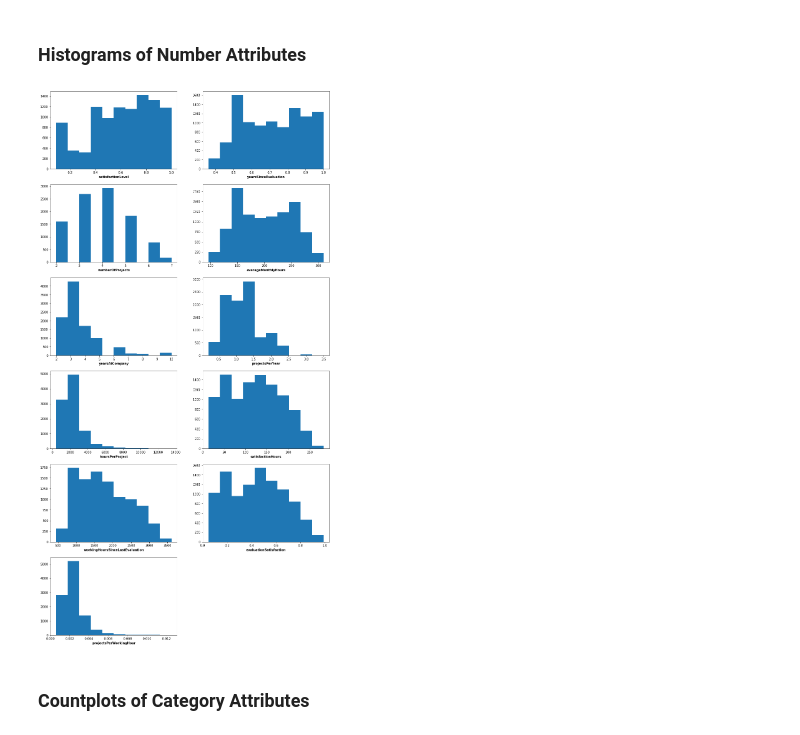
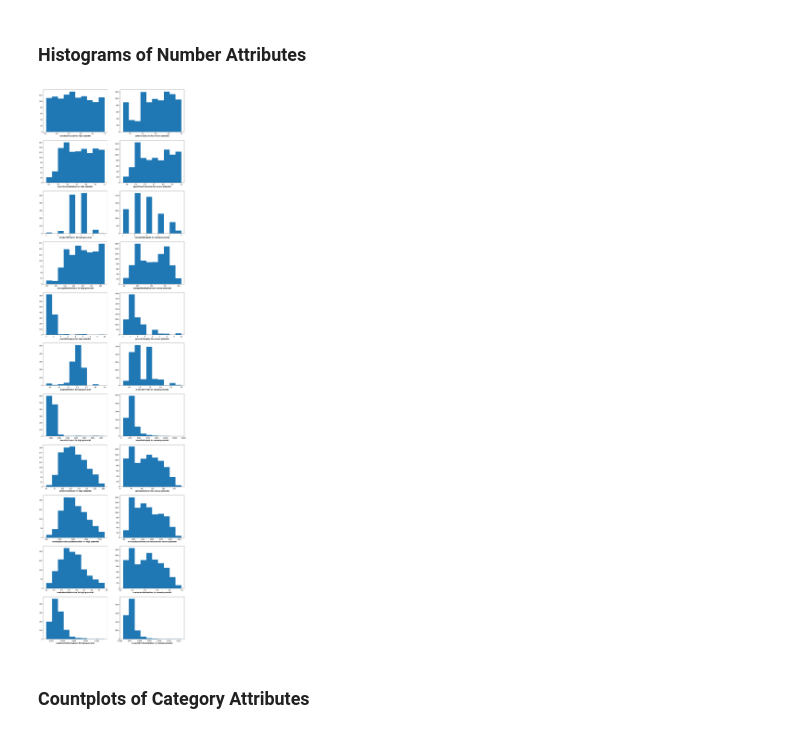
Before and after one commit to hhz-analytics-team/hr-competition, a Jupyter notebook: hr_competition_14_uni_visual.ipynb, the cells around one changed output. Cells and saved outputs as stored; diff of their text form; code cells hidden in the pictures.

Commit message:
added further diagrams for high potential

```diff
--- a/hr_competition_14_uni_visual.ipynb
+++ b/hr_competition_14_uni_visual.ipynb
@@ -102,2 +102,3 @@ memory usage: 908.4 KB
 # %%
-df_high = df[df['']]
+df_high = df[df['valuableEmployee']==1]
+df_high.describe()
@@ -103,0 +115,3 @@ df_high = df[df['']]
+# %%
+df_normal = df[df['valuableEmployee']==0]
+df_normal.describe()
@@ -105,16 +129,16 @@ df_high = df[df['']]
 ### Histograms of Number Attributes
 # %%
 # Visualisierung der Häufigkeitsverteilung der Attribute mit Zahlenwerten
-count_number_colums = df.select_dtypes(include=[np.number]).columns.size
-f, a = plt.subplots(math.floor(count_number_colums/2) + count_number_colums%2, 2, figsize=(16,32))
+count_number_colums = df.select_dtypes(include=[np.number]).drop('valuableEmployee', axis=1).columns.size
+f, a = plt.subplots(count_number_colums, 2, figsize=(16,64))
 a = a.ravel()
-for idx, col in enumerate(df.select_dtypes(include=[np.number])):
-    a[idx].hist(df[col])
-    a[idx].set_xlabel(col, weight='bold')
-if count_number_colums%2 == 1 :
-    a[-1].axis('off')
+for idx, col in enumerate(df.drop('valuableEmployee', axis=1).select_dtypes(include=[np.number])):
+    a[idx*2].hist(df_high[col])
+    a[idx*2].set_xlabel(col + ' for high potential', weight='bold')
+    a[idx*2+1].hist(df_normal[col])
+    a[idx*2+1].set_xlabel(col + ' for normal potential', weight='bold')
 # %% [output]
-[figure, old version]
+[figure, new version]
 # %% [markdown]
 ### Countplots of Category Attributes
 # %%
```
Also changed, not shown: parts of 4 cells of this notebook.
